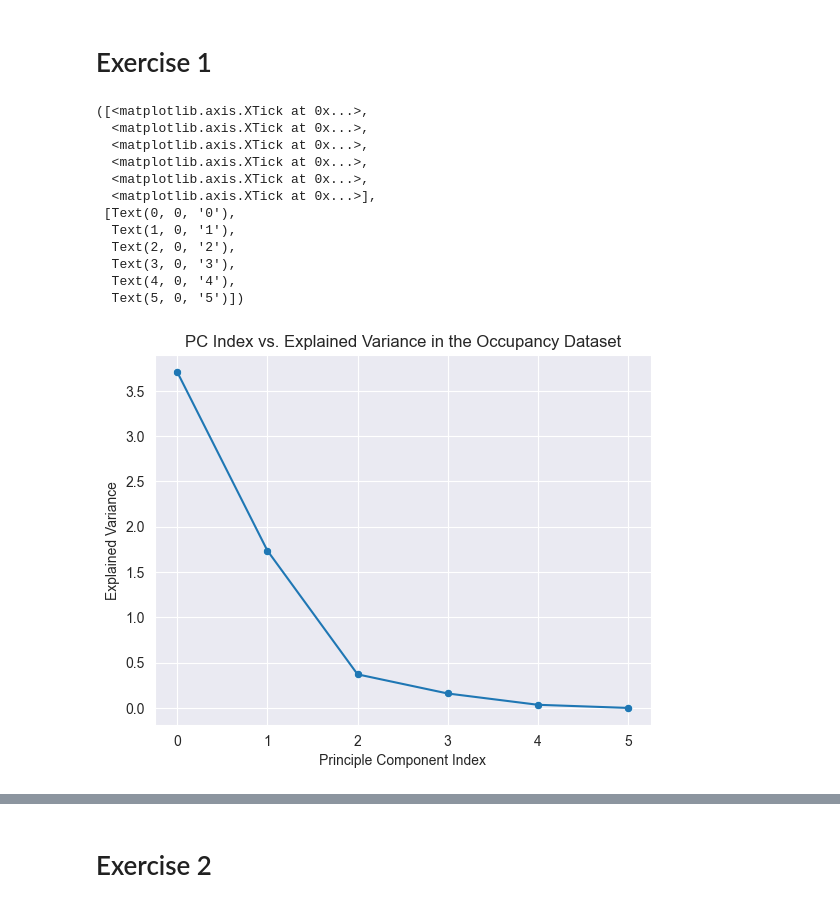
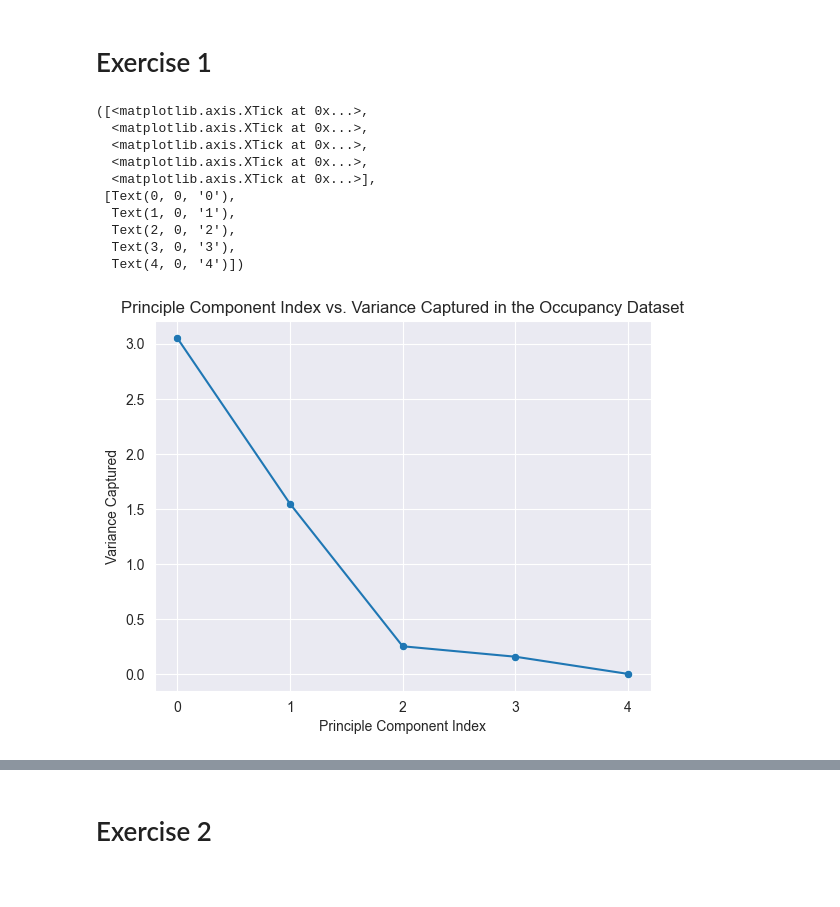
Before and after one commit to Cyrkryta/UCPH-ITDS-Assignments, a Jupyter notebook: Assignment-4/main.ipynb, the cells around one changed output, grey strips where cells are left out. Saved outputs shown, nothing was run; the diff lists cells and outputs as text; code cells hidden in the pictures.

Commit message:
Altered exercises to correct data

```diff
--- a/Assignment-4/main.ipynb
+++ b/Assignment-4/main.ipynb
@@ -71,5 +65,15 @@ weed_standardized = (weed_train - np.mean(weed_train, axis=0)) / np.std(weed_tra
+# %%
+def standardize(data):
+    data_mean = np.mean(data, axis=0)
+    data_std = np.std(data, axis=0)
+    standardized_data = (data - data_mean) / data_std
+    return standardized_data
 # %% [markdown]
 # Exercise 1
+# %%
+# Data standardization
+occupancy_standardized = standardize(X_occu_train)
+weed_standardized = standardize(X_weed_train)
 # %%
 '''
 Implementation of PCA function
@@ -78,47 +82,43 @@ def PCA(data):
     # Find covariance matrix
     cov_matrix = np.cov(data.T)
     # Find eigenvectors and eigenvalues
-    eigenvalues, eigenvectors = np.linalg.eigh(cov_matrix)
+    eigenvalues, eigenvectors = np.linalg.eig(cov_matrix)
     # Sorting in monotomically decreasing order
     sorting_idxs = np.argsort(eigenvalues)[::-1]
     eigenvectors = eigenvectors[:, sorting_idxs]
     eigenvalues = eigenvalues[sorting_idxs]
-    # Variance
-    explained_variance = eigenvalues / np.sum(eigenvalues)
 
     # Return statement
     return eigenvectors, eigenvalues
 # %%
 '''
 Occupancy dataset
 Function run and visualization
 '''
 # Running the PCA function
 occu_eigenvectors, occu_variance = PCA(occupancy_standardized)
 
 # Plotting variance vs pc index
 sns.set_style("darkgrid")
 sns.lineplot(x=range(len(occu_eigenvectors)), y=occu_variance)
 sns.scatterplot(x=range(len(occu_eigenvectors)), y=occu_variance)
 plt.grid(True)
-plt.title("PC Index vs. Explained Variance in the Occupancy Dataset")
+plt.title("Principle Component Index vs. Variance Captured in the Occupancy Dataset")
 plt.xlabel("Principle Component Index")
-plt.ylabel("Explained Variance")
+plt.ylabel("Variance Captured")
 plt.xticks(range(len(occu_eigenvectors)))
 # %% [output]
 ([<matplotlib.axis.XTick at 0x...>,
-  <matplotlib.axis.XTick at 0x...>,
   <matplotlib.axis.XTick at 0x...>,
   <matplotlib.axis.XTick at 0x...>,
   <matplotlib.axis.XTick at 0x...>,
   <matplotlib.axis.XTick at 0x...>],
  [Text(0, 0, '0'),
   Text(1, 0, '1'),
   Text(2, 0, '2'),
   Text(3, 0, '3'),
-  Text(4, 0, '4'),
-  Text(5, 0, '5')])
+  Text(4, 0, '4')])
-[figure, old version]
+[figure, new version]
 # %%
 '''
 Pesticide dataset
```
Also changed, not shown: parts of 20 cells of this notebook, 1 other file.
